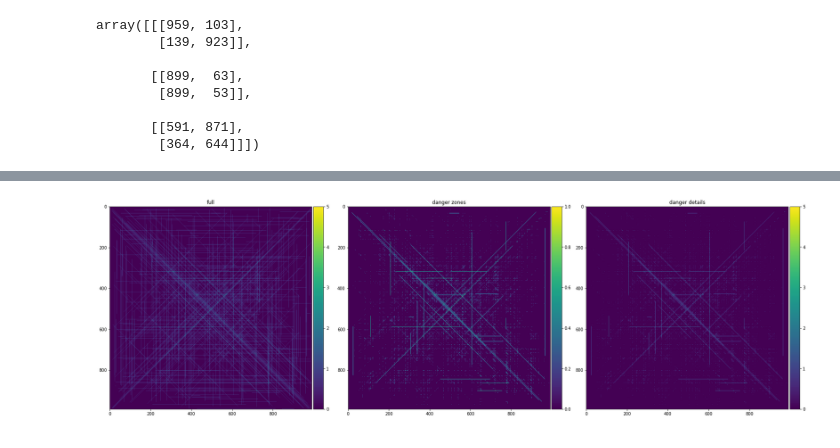
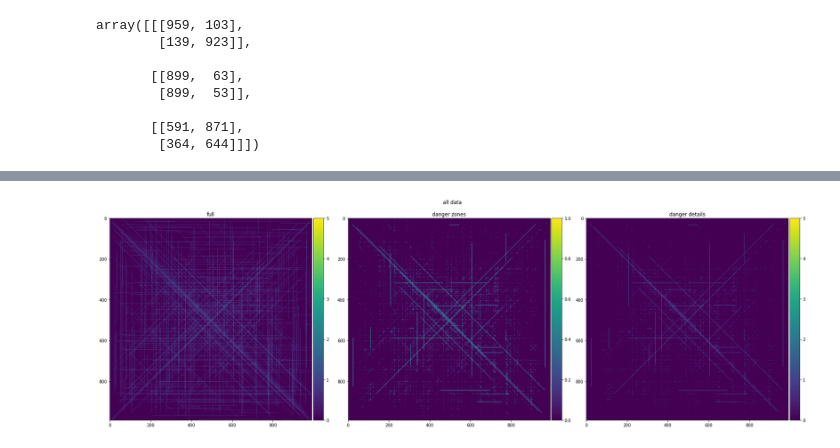
Before and after one commit to masasin/aoc2021, a Jupyter notebook: day_05.ipynb, the cells around one changed output, grey strips where cells are left out. Cells and saved outputs as stored; diff of their text form; code cells hidden in the pictures.

Commit message:
Fix suptitle.

```diff
--- a/day_05.ipynb
+++ b/day_05.ipynb
@@ -33,8 +33,7 @@ def process_line(line, seabed):
     seabed[(inds_x, inds_y)] += 1
 # %%
 def process_data(data):
-    bounds = data_bounds(data)
-    seabed = np.zeros((max_x, max_y))
+    seabed = np.zeros(data_bounds(data))
     for line in data:
         process_line(line, seabed)
     return seabed
@@ -70,6 +69,6 @@ array([[[959, 103],
         [364, 644]]])
 # %%
 seabed = process_data(data[[is_orthogonal(line) for line in data]])
-# puzzle.answer_a = len(seabed[seabed > 1])
-# plot_seabed(seabed, suptitle="horizontal and vertical lines only")
+puzzle.answer_a = len(seabed[seabed > 1])
+plot_seabed(seabed, suptitle="horizontal and vertical lines only")
 # %% [output]
@@ -86,4 +76,6 @@ puzzle.answer_b = len(seabed[seabed > 1])
-# %%
-plot_seabed(seabed)
-# %% [output]
-[figure, removed]
+# %%
+seabed = process_data(data)
+puzzle.answer_b = len(seabed[seabed > 1])
+plot_seabed(seabed, suptitle="all data")
+# %% [output]
+[figure, added]
```
Also changed, not shown: parts of 3 cells of this notebook.
